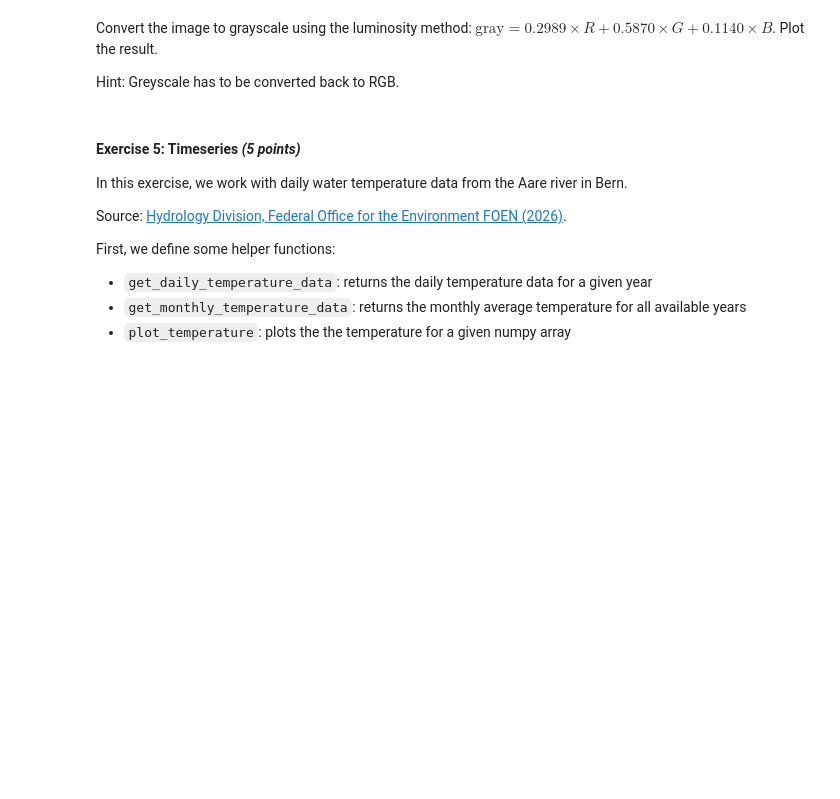
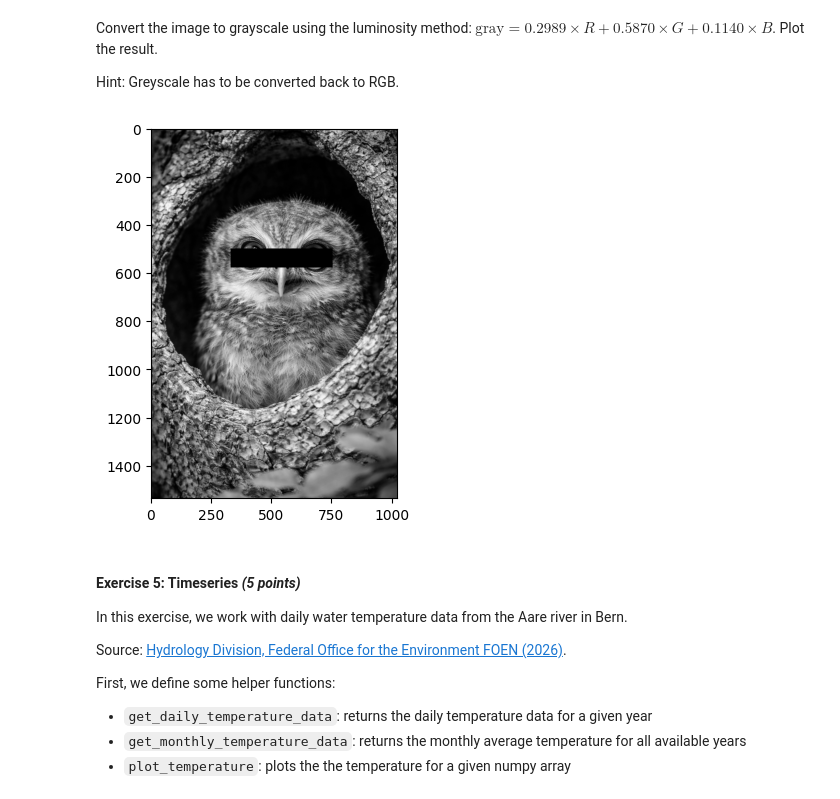
Before and after one commit to isaacambrogetti/advPython_class, a Jupyter notebook: assignments/Assignment03.ipynb, the cells around one changed output. Drawn from its saved outputs; the diff is of its cells as text; code cells hidden in the pictures; blank space fills up the shorter version.

```diff
--- a/assignments/Assignment03.ipynb
+++ b/assignments/Assignment03.ipynb
@@ -134,7 +174,16 @@ Convert the image to grayscale using the luminosity method: $\text{gray} = 0.298
 
 Hint: Greyscale has to be converted back to RGB.
 # %%
-# TODO
+#gray_img = (0.2989 * image_data_anonymized[:,:,0] + 0.5870 * image_data_anonymized[:,:,1] + 0.1140 * image_data_anonymized[:,:,2])
+gray_img = np.dot(image_data_anonymized[..., :3], [0.2989, 0.5870, 0.1140])
+
+image_data[:, :, 0] = gray_img
+image_data[:, :, 1] = gray_img
+image_data[:, :, 2] = gray_img
+
+plot_image(image_data)
+# %% [output]
+[figure, added]
 # %% [markdown]
 #### Exercise 5: Timeseries *(5 points)*
 
```
Also changed, not shown: parts of 11 cells of this notebook.
